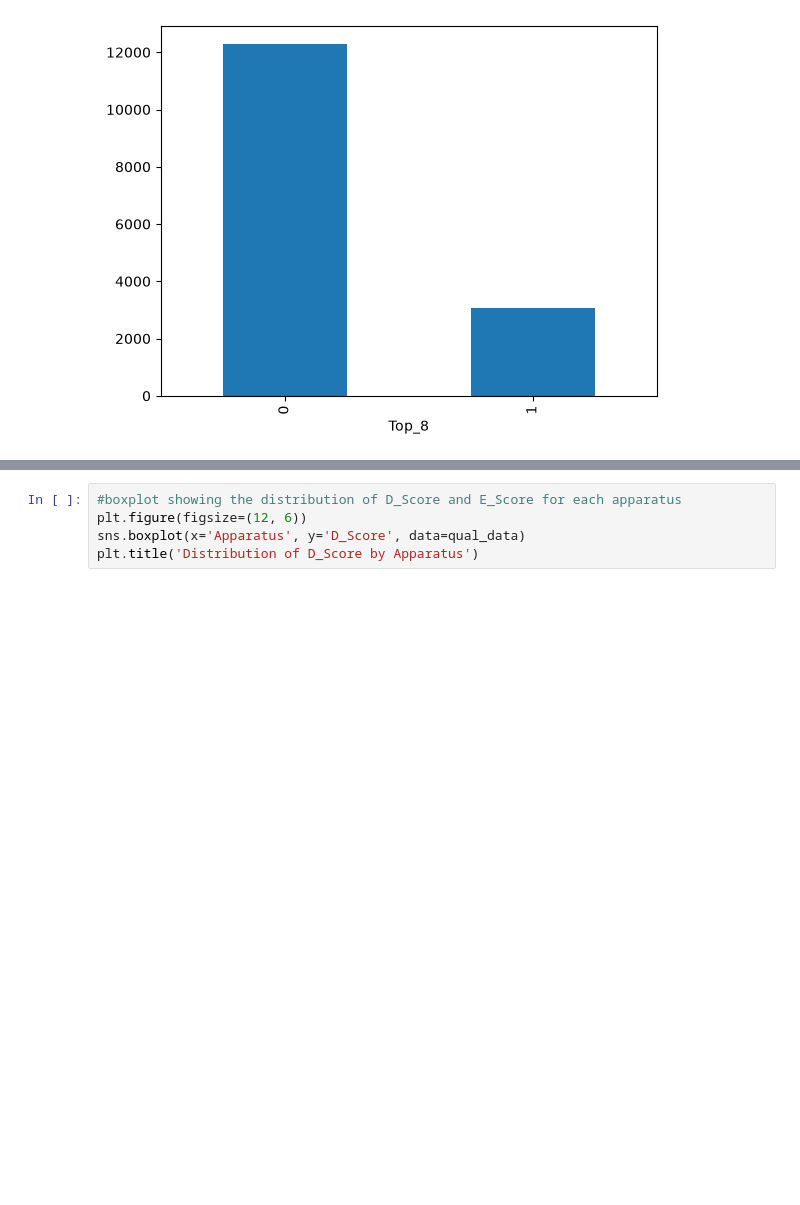
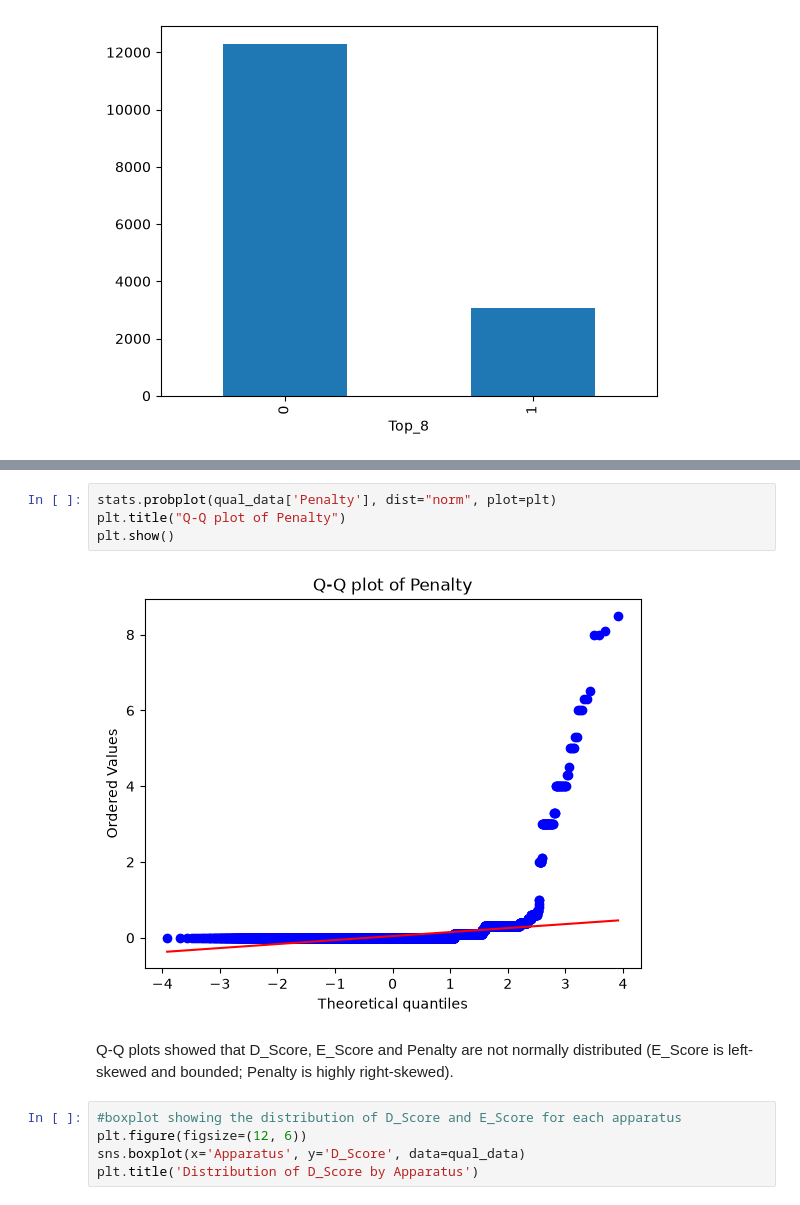
Before and after one commit to mafs794/Gymnastics-Prediction-Machine-Learning-CA1, a Jupyter notebook: ca1_2026794.ipynb, the cells around one changed output, grey strips where cells are left out. Drawn from its saved outputs; the diff is of its cells as text; blank space fills up the shorter version.

```diff
--- a/ca1_2026794.ipynb
+++ b/ca1_2026794.ipynb
@@ -198,3 +210,11 @@ qual_data['Top_8'].value_counts().plot(kind='bar')
+# %%
+stats.probplot(qual_data['Penalty'], dist="norm", plot=plt)
+plt.title("Q-Q plot of Penalty")
+plt.show()
+# %% [output]
+[figure, added]
+# %% [markdown]
+Q-Q plots showed that D_Score, E_Score and Penalty are not normally distributed (E_Score is left-skewed and bounded; Penalty is highly right-skewed).
 # %%
 #boxplot showing the distribution of D_Score and E_Score for each apparatus
 plt.figure(figsize=(12, 6))
```
Also changed, not shown: parts of 17 cells of this notebook.
